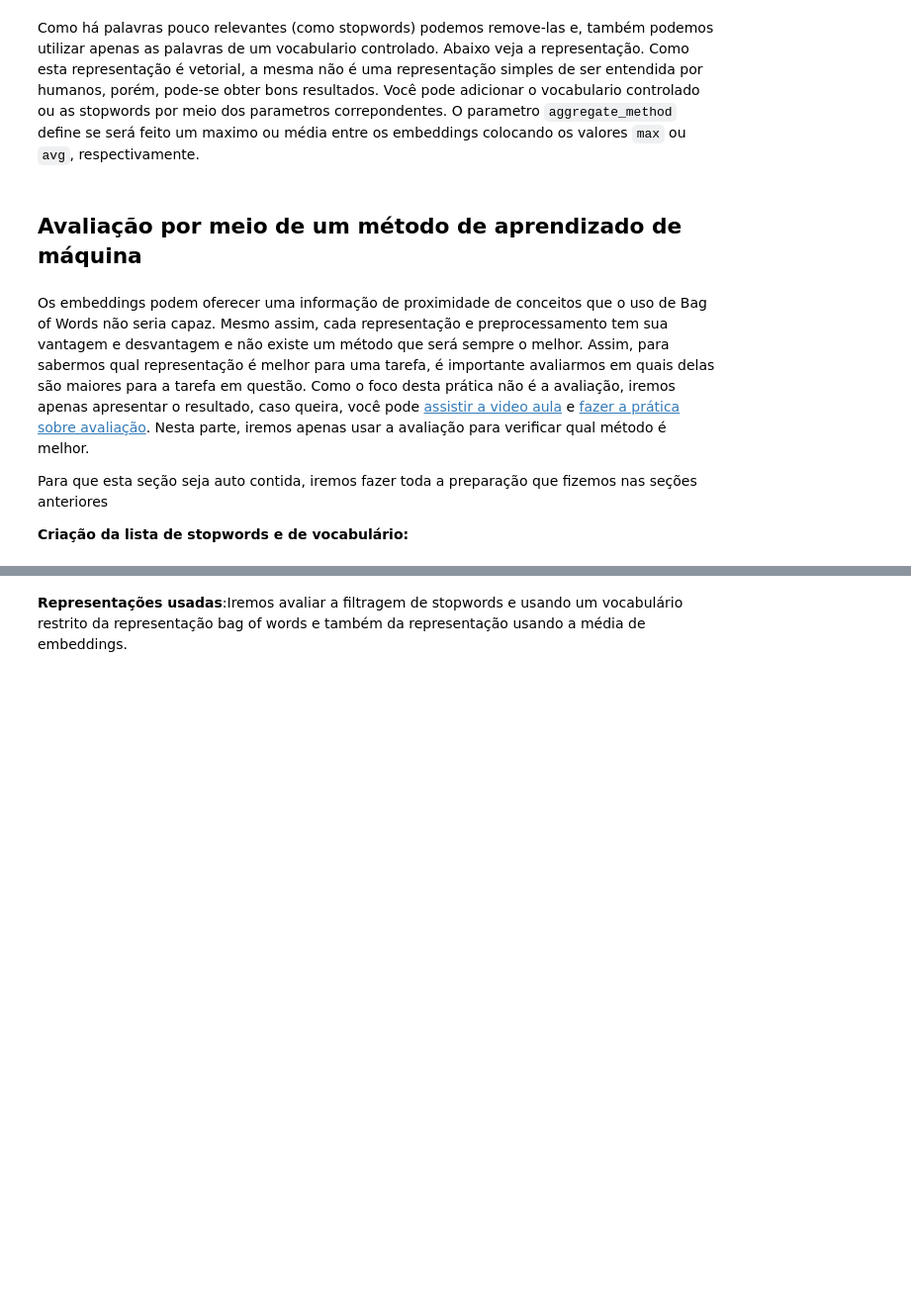
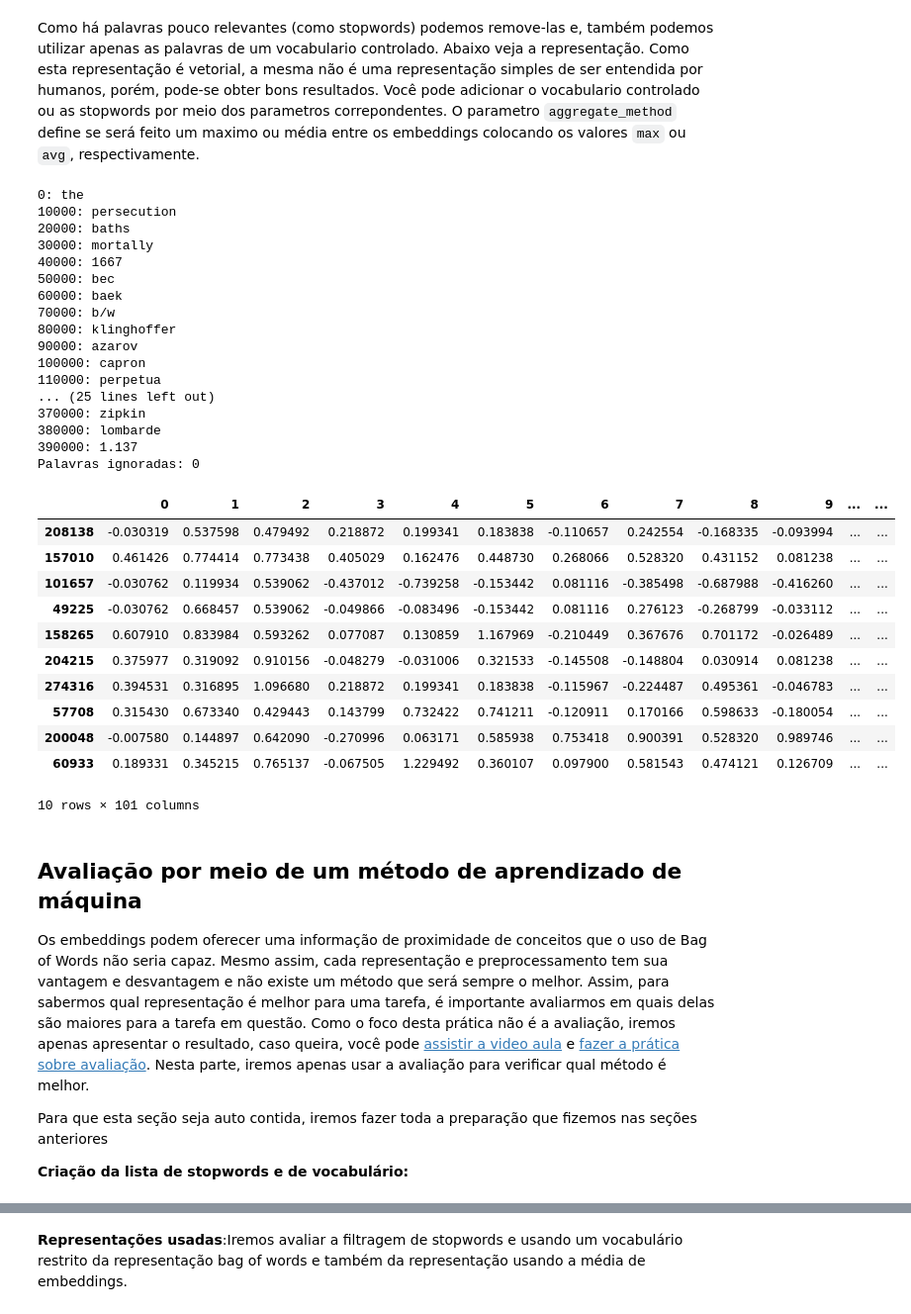
Before and after one commit to DiegoAscanio/ap-de-maquina-embedding, a Jupyter notebook: Especificacao - Representacoes Textuais e Ap de Maquina.ipynb, the cells around one changed output, grey strips where cells are left out. Shown at 99% size. Drawn from its saved outputs; the diff is of its cells as text; code cells hidden in the pictures; blank space fills up the shorter version.

```diff
--- a/Especificacao - Representacoes Textuais e Ap de Maquina.ipynb
+++ b/Especificacao - Representacoes Textuais e Ap de Maquina.ipynb
@@ -420,14 +645,50 @@ print(f"Representação: {representacao}")
 Como há palavras pouco relevantes (como stopwords) podemos remove-las e, também podemos utilizar apenas as palavras de um vocabulario controlado. Abaixo veja a representação. Como esta representação é vetorial, a mesma não é uma representação simples de ser entendida por humanos, porém, pode-se obter bons resultados. Você pode adicionar o vocabulario controlado ou as stopwords por meio dos parametros correpondentes. O parametro `aggregate_method` define se será feito um maximo ou média entre os embeddings colocando os valores `max` ou `avg`, respectivamente.
 # %%
 from embeddings.textual_representation import AggregateEmbeddings,InstanceWisePreprocess
+
+#obtem as stopwords
+stop_words = set()
+with open("datasets/stopwords.txt") as stop_file:
+    stop_words = set(stop_word[:-1] for stop_word in stop_file)
+
 dict_embedding = get_embedding("glove.en.100.txt")
-aggregate_keywords_exp = AggregateEmbeddings(dict_embedding, aggregate_method="avg",
+aggregate_keywords_exp = AggregateEmbeddings(dict_embedding, aggregate_method="max",
                                             words_to_filter=stop_words, words_to_consider=vocabulary_expanded)
 emb_keywords_exp = InstanceWisePreprocess("emb_keywords_exp",aggregate_keywords_exp)
 emb_keywords_exp.preprocess_train_dataset(df_amazon_mini, "class")
+# %% [output]
+0: the
+10000: persecution
+20000: baths
+30000: mortally
+40000: 1667
+50000: bec
+60000: baek
+70000: b/w
+80000: klinghoffer
+90000: azarov
+100000: capron
+110000: perpetua
+... (25 lines left out)
+370000: zipkin
+380000: lombarde
+390000: 1.137
+Palavras ignoradas: 0
+|  | 0 | 1 | 2 | 3 | 4 | 5 | 6 | 7 | 8 | 9 | ... | ... |
+| 208138 | -0.030319 | 0.537598 | 0.479492 | 0.218872 | 0.199341 | 0.183838 | -0.110657 | 0.242554 | -0.168335 | -0.093994 | ... | ... |
+| 157010 | 0.461426 | 0.774414 | 0.773438 | 0.405029 | 0.162476 | 0.448730 | 0.268066 | 0.528320 | 0.431152 | 0.081238 | ... | ... |
+| 101657 | -0.030762 | 0.119934 | 0.539062 | -0.437012 | -0.739258 | -0.153442 | 0.081116 | -0.385498 | -0.687988 | -0.416260 | ... | ... |
+| 49225 | -0.030762 | 0.668457 | 0.539062 | -0.049866 | -0.083496 | -0.153442 | 0.081116 | 0.276123 | -0.268799 | -0.033112 | ... | ... |
+| 158265 | 0.607910 | 0.833984 | 0.593262 | 0.077087 | 0.130859 | 1.167969 | -0.210449 | 0.367676 | 0.701172 | -0.026489 | ... | ... |
+| 204215 | 0.375977 | 0.319092 | 0.910156 | -0.048279 | -0.031006 | 0.321533 | -0.145508 | -0.148804 | 0.030914 | 0.081238 | ... | ... |
+| 274316 | 0.394531 | 0.316895 | 1.096680 | 0.218872 | 0.199341 | 0.183838 | -0.115967 | -0.224487 | 0.495361 | -0.046783 | ... | ... |
+| 57708 | 0.315430 | 0.673340 | 0.429443 | 0.143799 | 0.732422 | 0.741211 | -0.120911 | 0.170166 | 0.598633 | -0.180054 | ... | ... |
+| 200048 | -0.007580 | 0.144897 | 0.642090 | -0.270996 | 0.063171 | 0.585938 | 0.753418 | 0.900391 | 0.528320 | 0.989746 | ... | ... |
+| 60933 | 0.189331 | 0.345215 | 0.765137 | -0.067505 | 1.229492 | 0.360107 | 0.097900 | 0.581543 | 0.474121 | 0.126709 | ... | ... |
+10 rows × 101 columns
-# %% [markdown]
-## Avaliação por meio de um método de aprendizado de máquina
 # %% [markdown]
+## Avaliação por meio de um método de aprendizado de máquina
+
 Os embeddings podem oferecer uma informação de proximidade de conceitos que o uso de Bag of Words não seria capaz. Mesmo assim, cada representação e preprocessamento tem sua vantagem e desvantagem e não existe um método que será sempre o melhor. Assim, para sabermos qual representação é melhor para uma tarefa, é importante avaliarmos em quais delas são maiores para a tarefa em questão. Como o foco desta prática não é a avaliação, iremos apenas apresentar o resultado, caso queira, você pode [assistir a video aula](https://www.youtube.com/watch?v=Ag06UuWTsr4&list=PLwIaU1DGYV6tUx10fCTw5aPnqypbbK_GJ&index=12) e [fazer a prática sobre avaliação](https://github.com/daniel-hasan/ap-de-maquina-cefetmg-avaliacao/archive/master.zip). Nesta parte, iremos apenas usar a avaliação para verificar qual método é melhor.
 
 Para que esta seção seja auto contida, iremos fazer toda a preparação que fizemos nas seções anteriores
```
Also changed, not shown: parts of 30 cells of this notebook, 3 other files.
